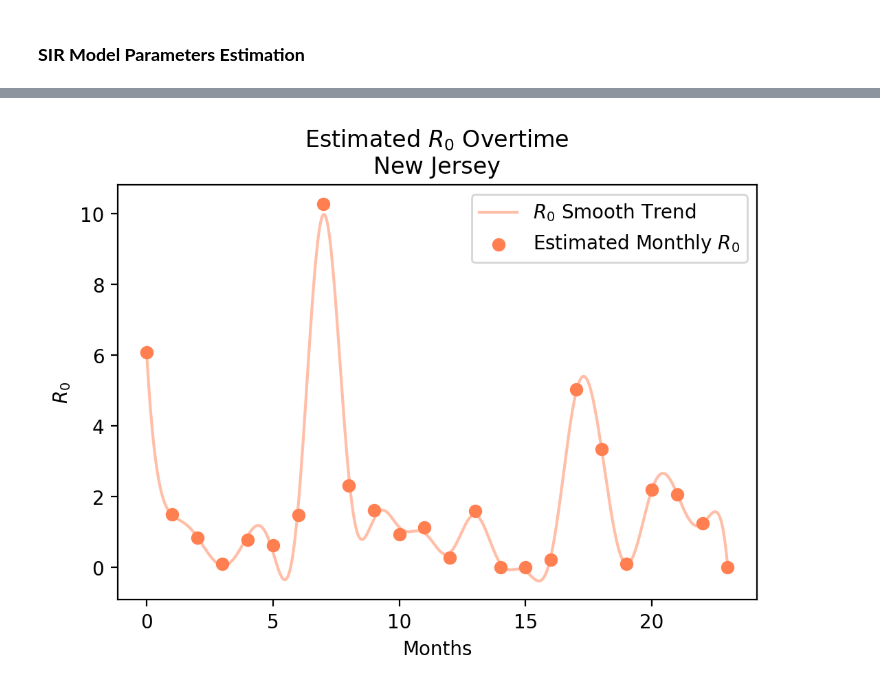
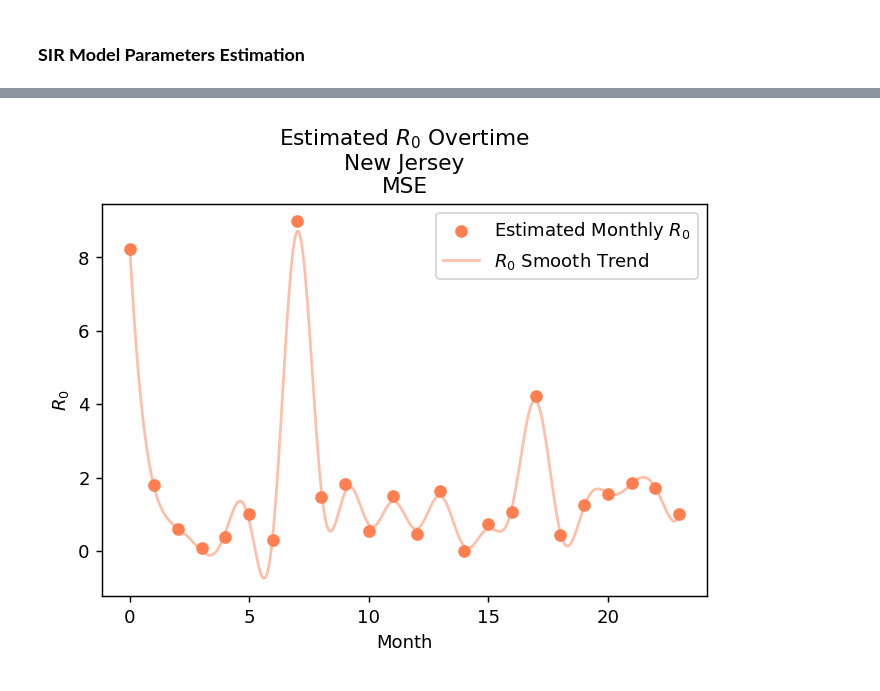
Before and after one commit to cywujeremy/dabp-pandemic-simulation, a Jupyter notebook: nbs/SIR_param_estimation.ipynb, the cells around one changed output, grey strips where cells are left out. Drawn from its saved outputs; the diff is of its cells as text; code cells hidden in the pictures.

```diff
--- a/nbs/SIR_param_estimation.ipynb
+++ b/nbs/SIR_param_estimation.ipynb
@@ -119,5 +128,6 @@ Optimization terminated successfully.
 # %%
-est_param_period_0 = np.abs(optimzer_mse_nj0.x)
-est_r0_period_0 = est_param_period_0[:-1]
-est_gamma = est_param_period_0[-1]
-S_p0, I_p0, R_p0 = loss_func(est_param_period_0, NJ_data[:time_period[0]], time_period[0], mean_squared_error, 'NJ', True, True)
+est_param_mse_nj0 = np.abs(optimzer_mse_nj0.x)
+est_r0_mse_nj0 = est_param_mse_nj0[:-1]
+est_gamma = est_param_mse_nj0[-1]
+S_nj0_mse, I_nj0_mse, R_nj0_mse = loss_func(est_param_mse_nj0, NJ_data[:time_period[0]], time_period[0],
+                             mean_squared_error, 'NJ', False, True)
@@ -151,5 +162,6 @@ Optimization terminated successfully.
 # %%
-est_param_period_1 = np.abs(optimzer_mse_nj1.x)
-est_r0_period_1 = est_param_period_1[:-1]
-est_gamma = est_param_period_1[-1]
-S_p1, I_p1, R_p1 = loss_func(est_param_period_1, NJ_data[time_period[0]:time_period[0] + time_period[1]], time_period[1], mean_squared_error, 'NJ', True, True)
+est_param_mse_nj1 = np.abs(optimzer_mse_nj1.x)
+est_r0_mse_nj1 = est_param_mse_nj1[:-1]
+est_gamma = est_param_mse_nj1[-1]
+S_nj1_mse, I_nj1_mse, R_nj1_mse = loss_func(est_param_mse_nj1, NJ_data[time_period[0]:time_period[0] + time_period[1]], time_period[1],
+                             mean_squared_error, 'NJ', False, True)
@@ -183,5 +196,6 @@ Optimization terminated successfully.
 # %%
-est_param_period_2 = np.abs(optimzer_mse_nj2.x)
-est_r0_period_2 = est_param_period_2[:-1]
-est_gamma = est_param_period_2[-1]
-S_p2, I_p2, R_p2 = loss_func(est_param_period_2, NJ_data[time_period[0] + time_period[1]:time_period[0] + time_period[1] + time_period[2]], time_period[2], mean_squared_error, 'NJ', True, True)
+est_param_mse_nj2 = np.abs(optimzer_mse_nj2.x)
+est_r0_mse_nj2 = est_param_mse_nj2[:-1]
+est_gamma = est_param_mse_nj2[-1]
+S_nj2_mse, I_nj2_mse, R_nj2_mse = loss_func(est_param_mse_nj2, NJ_data[time_period[0] + time_period[1]:time_period[0] + time_period[1] + time_period[2]], time_period[2],
+                             mean_squared_error, 'NJ', False, True)
@@ -194,0 +207,5 @@ est_r0 = np.concatenate((est_r0_period_0, est_r0_period_1, est_r0_period_2))
+# %%
+S_nj_mse = np.concatenate((S_nj0_mse, S_nj1_mse, S_nj2_mse))
+I_nj_mse = np.concatenate((I_nj0_mse, I_nj1_mse, I_nj2_mse))
+R_nj_mse = np.concatenate((R_nj0_mse, R_nj1_mse, R_nj2_mse))
+est_r0_nj_mse = np.concatenate((est_r0_mse_nj0, est_r0_mse_nj1, est_r0_mse_nj2))
@@ -195,18 +234,16 @@ est_r0 = np.concatenate((est_r0_period_0, est_r0_period_1, est_r0_period_2))
 # %%
-from scipy.interpolate import UnivariateSpline
-
-spl = UnivariateSpline(list(range(len(est_r0))), est_r0, k=5)
+spl = UnivariateSpline(list(range(len(est_r0_nj_mse))), est_r0_nj_mse, k=5)
 spl.set_smoothing_factor(0.5)
 full_period = np.linspace(0, 23, 2000)
 smoothed_est_r0 = spl(full_period)
 
-fig, ax = plt.subplots(dpi=200)
-ax.scatter(range(len(est_r0)), est_r0, color="coral", label="Estimated Monthly $R_0$")
+fig, ax = plt.subplots(dpi=130)
+ax.scatter(range(len(est_r0_nj_mse)), est_r0_nj_mse, color="coral", label="Estimated Monthly $R_0$")
 ax.plot(full_period, smoothed_est_r0, color="coral", label="$R_0$ Smooth Trend", alpha=0.5)
 plt.xlabel("Month")
 plt.ylabel("$R_0$")
-plt.title("Estimated $R_0$ Overtime\nNew Jersey")
+plt.title("Estimated $R_0$ Overtime\nNew Jersey\nMSE")
 plt.legend()
 plt.show()
 # %% [output]
-[figure, old version]
+[figure, new version]
```
Also changed, not shown: parts of 24 cells of this notebook.
